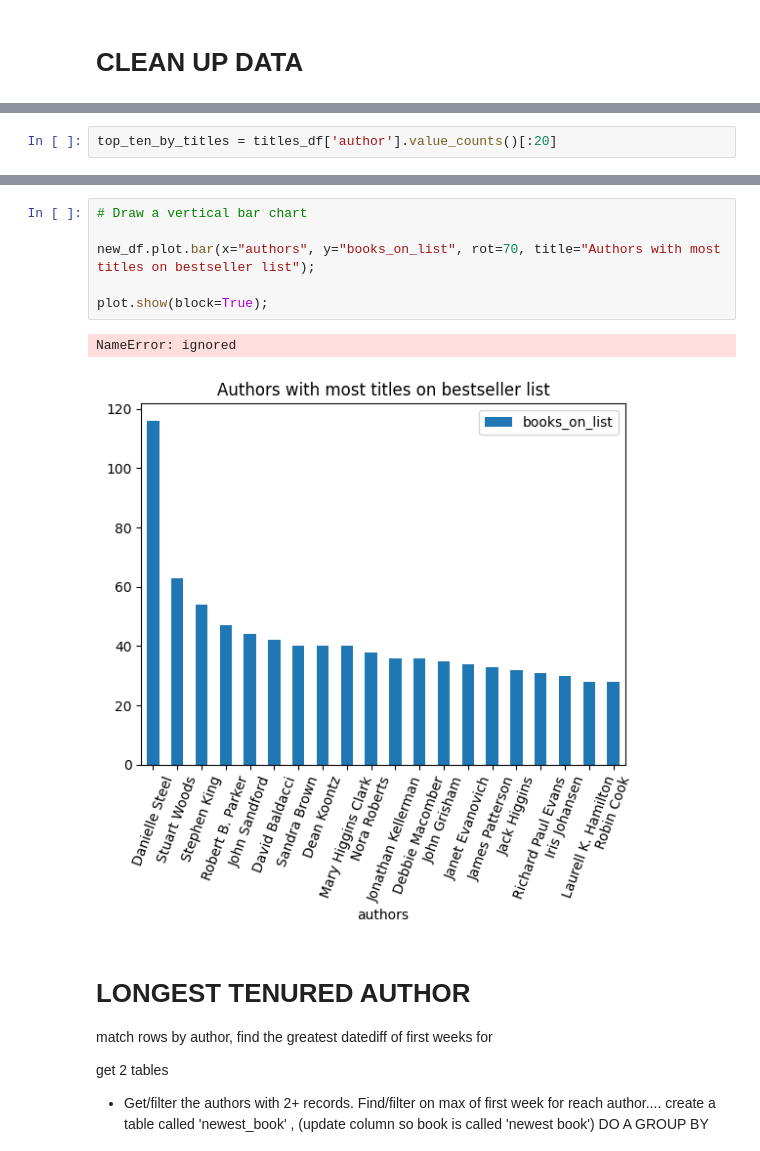
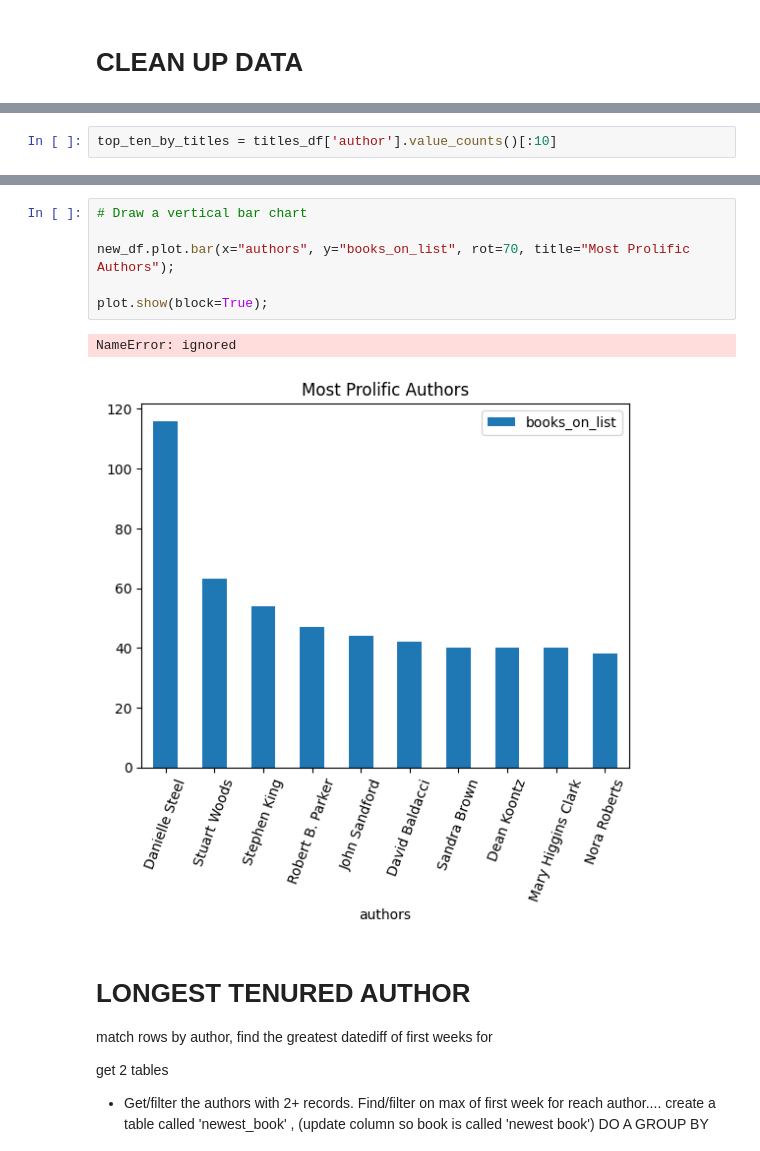
Before and after one commit to wcrowley342/bookanalysis, a Jupyter notebook: Book_Analysis.ipynb, the cells around one changed output, grey strips where cells are left out. Cells and saved outputs as stored; diff of their text form.

```diff
--- a/Book_Analysis.ipynb
+++ b/Book_Analysis.ipynb
@@ -103,6 +97,6 @@ Robin Cook              28
 Name: author, dtype: int64
 # %%
-top_ten_by_titles = titles_df['author'].value_counts()[:20]
+top_ten_by_titles = titles_df['author'].value_counts()[:10]
 # %%
 top_ten_by_titles.info()
 # %% [output]
@@ -144,12 +130,12 @@ print(new_df)
 # %%
 # Draw a vertical bar chart
 
-new_df.plot.bar(x="authors", y="books_on_list", rot=70, title="Authors with most titles on bestseller list");
+new_df.plot.bar(x="authors", y="books_on_list", rot=70, title="Most Prolific Authors");
 
 plot.show(block=True);
 # %% [output]
 NameError: ignored
-[figure, old version]
+[figure, new version]
 # %% [markdown]
 # LONGEST TENURED AUTHOR
 
```
Also changed, not shown: parts of 10 cells of this notebook.
